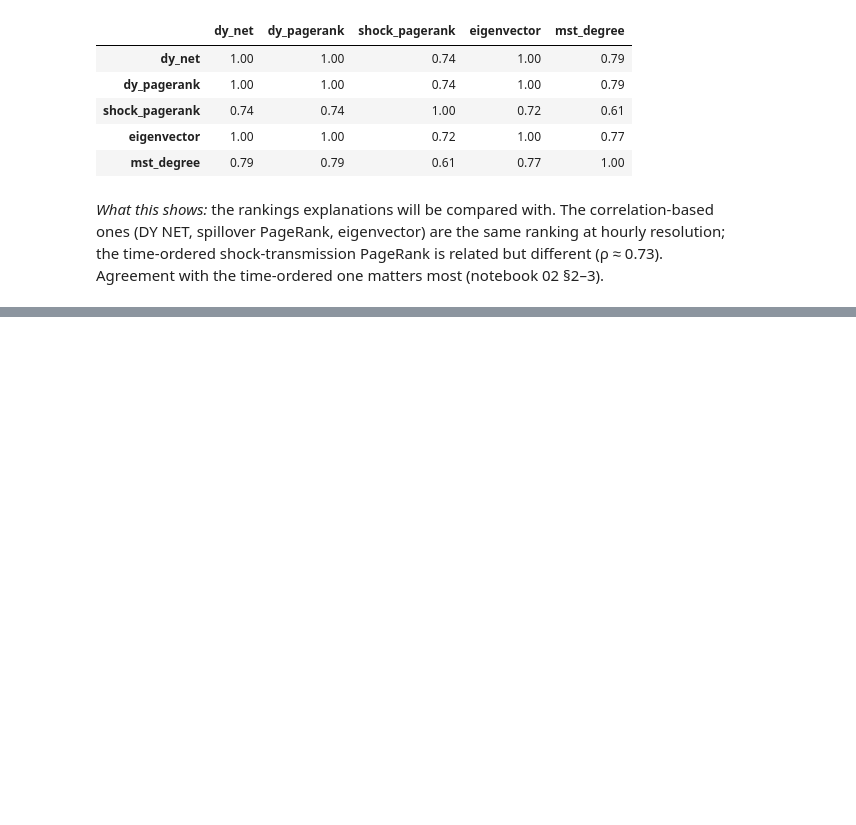
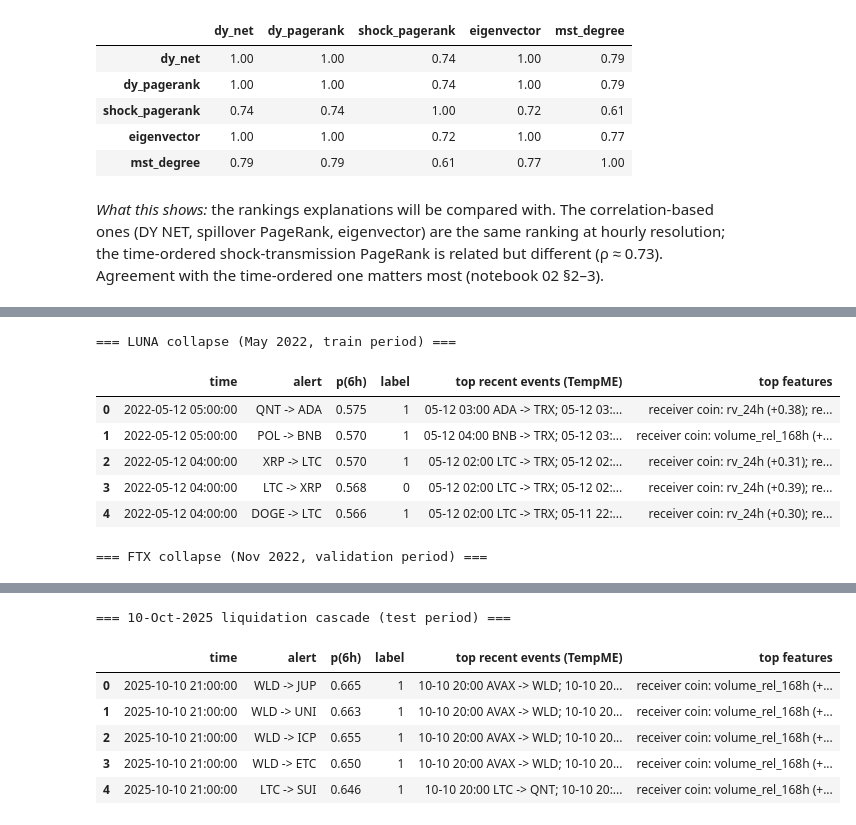
Before and after one commit to da-ksh-esh/CryptoGraph, a Jupyter notebook: notebooks/04_tempme_explanations.ipynb, the cells around one changed output, grey strips where cells are left out. Saved outputs shown, nothing was run; the diff lists cells and outputs as text; code cells hidden in the pictures; blank space fills up the shorter version.

```diff
--- a/notebooks/04_tempme_explanations.ipynb
+++ b/notebooks/04_tempme_explanations.ipynb
@@ -71,0 +257,19 @@ PageRank is related but different (ρ ≈ 0.73). Agreement with the time-ordered
+# %%
+for case in dict.fromkeys(c["case"] for c in cases):
+    rows = [c for c in cases if c["case"] == case]
+    print(f"\n=== {case} ===")
+    display(pd.DataFrame([{"time": r["time"], "alert": r["event"], "p(6h)": round(r["p"], 3), "label": r["label"],
+                           "top recent events (TempME)": "; ".join(f"{e['time'][5:16]} {e['event']}" for e in r["top_recent_events"]),
+                           "top features": "; ".join(f"{x['input']} ({x['mean_attribution']:+.2f})" for x in r["top_features"][:3])}
+                          for r in rows]))
+fa = feat[feat["events"].str.startswith("case")]
+display(fa.groupby(["events", "group"])["share_of_abs"].sum().unstack(0).round(3))
+# %% [output]
+=== LUNA collapse (May 2022, train period) ===
+|  | time | alert | p(6h) | label | top recent events (TempME) | top features |
+| 0 | 2022-05-12 05:00:00 | QNT -> ADA | 0.575 | 1 | 05-12 03:00 ADA -> TRX; 05-12 03:... | receiver coin: rv_24h (+0.38); re... |
+| 1 | 2022-05-12 05:00:00 | POL -> BNB | 0.570 | 1 | 05-12 04:00 BNB -> TRX; 05-12 03:... | receiver coin: volume_rel_168h (+... |
+| 2 | 2022-05-12 04:00:00 | XRP -> LTC | 0.570 | 1 | 05-12 02:00 LTC -> TRX; 05-12 02:... | receiver coin: rv_24h (+0.31); re... |
+| 3 | 2022-05-12 04:00:00 | LTC -> XRP | 0.568 | 0 | 05-12 02:00 LTC -> TRX; 05-12 02:... | receiver coin: rv_24h (+0.39); re... |
+| 4 | 2022-05-12 04:00:00 | DOGE -> LTC | 0.566 | 1 | 05-12 02:00 LTC -> TRX; 05-11 22:... | receiver coin: rv_24h (+0.30); re... |
+=== FTX collapse (Nov 2022, validation period) ===
@@ -71,0 +282,7 @@ PageRank is related but different (ρ ≈ 0.73). Agreement with the time-ordered
+=== 10-Oct-2025 liquidation cascade (test period) ===
+|  | time | alert | p(6h) | label | top recent events (TempME) | top features |
+| 0 | 2025-10-10 21:00:00 | WLD -> JUP | 0.665 | 1 | 10-10 20:00 AVAX -> WLD; 10-10 20... | receiver coin: volume_rel_168h (+... |
+| 1 | 2025-10-10 21:00:00 | WLD -> UNI | 0.663 | 1 | 10-10 20:00 AVAX -> WLD; 10-10 20... | receiver coin: volume_rel_168h (+... |
+| 2 | 2025-10-10 21:00:00 | WLD -> ICP | 0.655 | 1 | 10-10 20:00 AVAX -> WLD; 10-10 20... | receiver coin: volume_rel_168h (+... |
+| 3 | 2025-10-10 21:00:00 | WLD -> ETC | 0.650 | 1 | 10-10 20:00 AVAX -> WLD; 10-10 20... | receiver coin: volume_rel_168h (+... |
+| 4 | 2025-10-10 21:00:00 | LTC -> SUI | 0.646 | 1 | 10-10 20:00 LTC -> QNT; 10-10 20:... | receiver coin: volume_rel_168h (+... |
```
Also changed, not shown: parts of 25 cells of this notebook, 8 other files.
